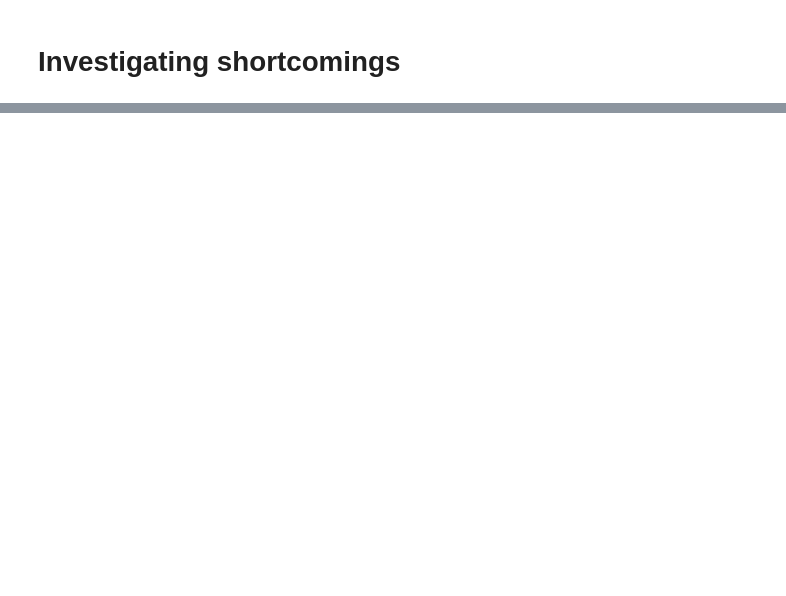
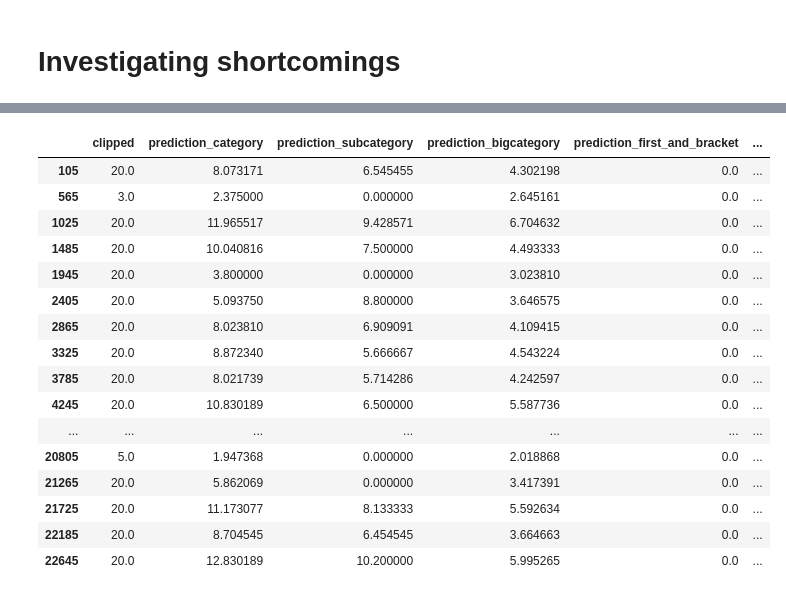
Before and after one commit to akhilkammila/future-sales, a Jupyter notebook: new_items_eda.ipynb, the cells around one changed output, grey strips where cells are left out. Cells and saved outputs as stored; diff of their text form; code cells hidden in the pictures; blank space fills up the shorter version.

```diff
--- a/new_items_eda.ipynb
+++ b/new_items_eda.ipynb
@@ -112,0 +297,22 @@ prediction_df['error'] = prediction_df['clipped'] - prediction_df['prediction_ca
+# %%
+pd.set_option('display.max_columns', None)
+top_game_category = prediction_df[prediction_df['item_id'] == 3733]['relevant_string'].iloc[0]
+prediction_df[prediction_df['item_id'] == 3733][['clipped'] + [col for col in prediction_df.columns if 'prediction' in col]]
+# %% [output]
+|  | clipped | prediction_category | prediction_subcategory | prediction_bigcategory | prediction_first_and_bracket | ... |
+| 105 | 20.0 | 8.073171 | 6.545455 | 4.302198 | 0.0 | ... |
+| 565 | 3.0 | 2.375000 | 0.000000 | 2.645161 | 0.0 | ... |
+| 1025 | 20.0 | 11.965517 | 9.428571 | 6.704632 | 0.0 | ... |
+| 1485 | 20.0 | 10.040816 | 7.500000 | 4.493333 | 0.0 | ... |
+| 1945 | 20.0 | 3.800000 | 0.000000 | 3.023810 | 0.0 | ... |
+| 2405 | 20.0 | 5.093750 | 8.800000 | 3.646575 | 0.0 | ... |
+| 2865 | 20.0 | 8.023810 | 6.909091 | 4.109415 | 0.0 | ... |
+| 3325 | 20.0 | 8.872340 | 5.666667 | 4.543224 | 0.0 | ... |
+| 3785 | 20.0 | 8.021739 | 5.714286 | 4.242597 | 0.0 | ... |
+| 4245 | 20.0 | 10.830189 | 6.500000 | 5.587736 | 0.0 | ... |
+| ... | ... | ... | ... | ... | ... | ... |
+| 20805 | 5.0 | 1.947368 | 0.000000 | 2.018868 | 0.0 | ... |
+| 21265 | 20.0 | 5.862069 | 0.000000 | 3.417391 | 0.0 | ... |
+| 21725 | 20.0 | 11.173077 | 8.133333 | 5.592634 | 0.0 | ... |
+| 22185 | 20.0 | 8.704545 | 6.454545 | 3.664663 | 0.0 | ... |
+| 22645 | 20.0 | 12.830189 | 10.200000 | 5.995265 | 0.0 | ... |
```
Also changed, not shown: parts of 17 cells of this notebook.
